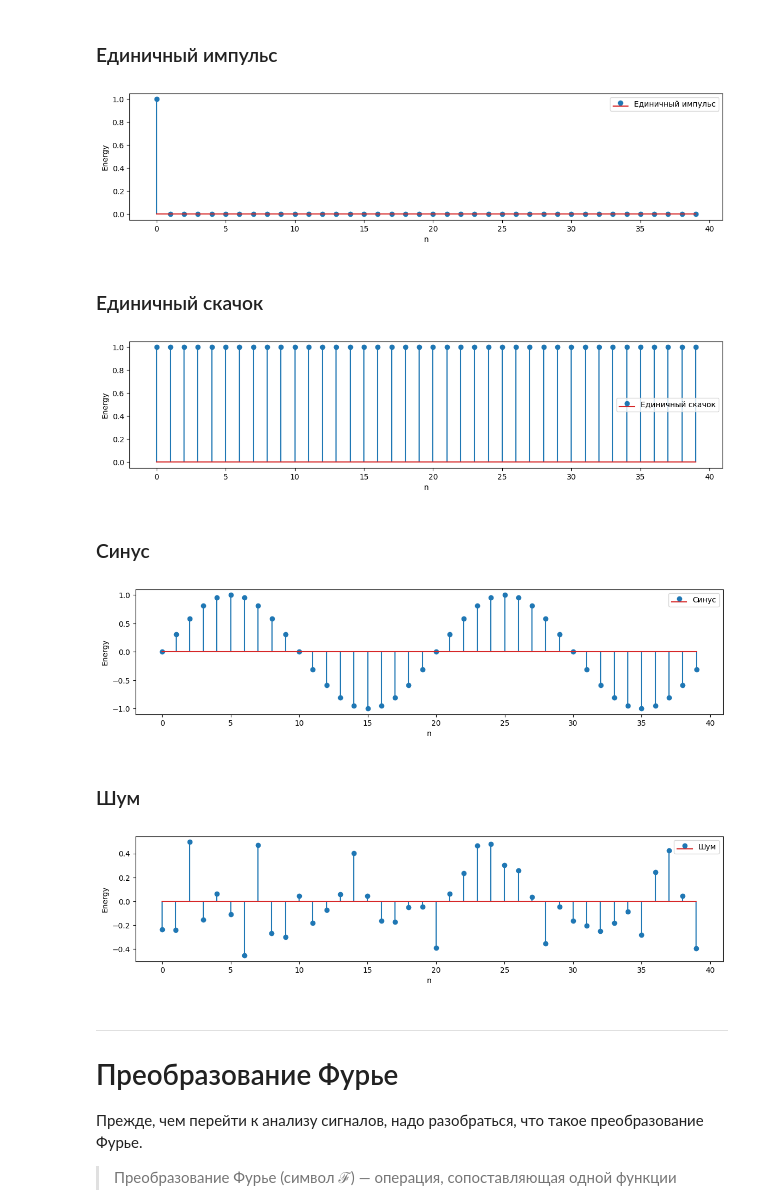
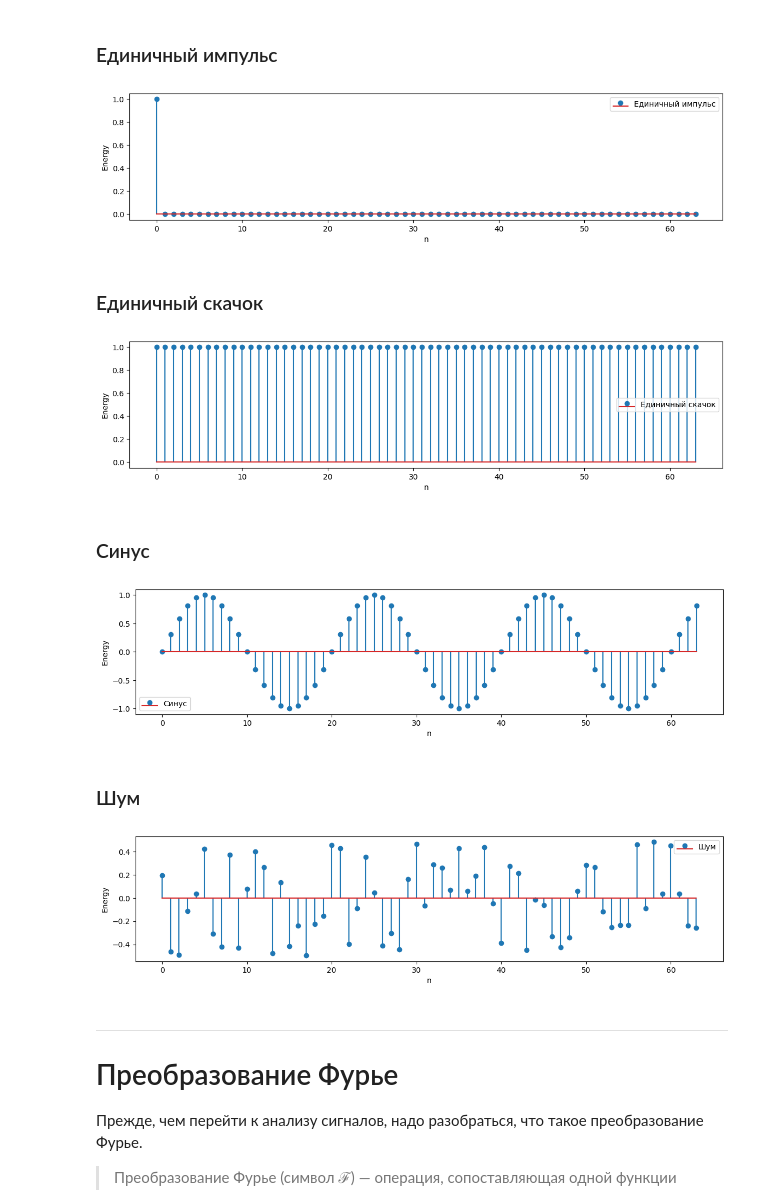
Before and after one commit to DanilSmorchkov/Signals, a Jupyter notebook: lab2.ipynb, the cells around one changed output. Saved outputs shown, nothing was run; the diff lists cells and outputs as text; code cells hidden in the pictures.

```diff
--- a/lab2.ipynb
+++ b/lab2.ipynb
@@ -44,34 +44,34 @@ signals = {}
 ### Единичный импульс
 # %%
 name = "Единичный импульс"
-signals[name] = np.array([1] + [0]*39, dtype=float)
+signals[name] = np.array([1] + [0]*(39 + 24), dtype=float)
 draw_sig(signals[name], name)
 # %% [output]
-[figure, old version]
+[figure, new version]
 # %% [markdown]
 ### Единичный скачок
 # %%
 name = "Единичный скачок"
-signals[name] = np.array([1]*40 ,dtype=float)
+signals[name] = np.array([1]*64 ,dtype=float)
 draw_sig(signals[name], name)
 # %% [output]
-[figure, old version]
+[figure, new version]
 # %% [markdown]
 ### Синус
 # %%
 name = "Синус"
-signals[name] = np.sin(np.pi * np.arange(40)/10)
+signals[name] = np.sin(np.pi * np.arange(64)/10)
 draw_sig(signals[name], name)
 # %% [output]
-[figure, old version]
+[figure, new version]
 # %% [markdown]
 ### Шум
 # %%
 name = "Шум"
-signals[name] = np.random.random(40)-0.5
+signals[name] = np.random.random(64)-0.5
 draw_sig(signals[name], name)
 # %% [output]
-[figure, old version]
+[figure, new version]
 # %% [markdown]
 -------------------------------
 # Преобразование Фурье
```
Also changed, not shown: parts of 7 cells of this notebook.
